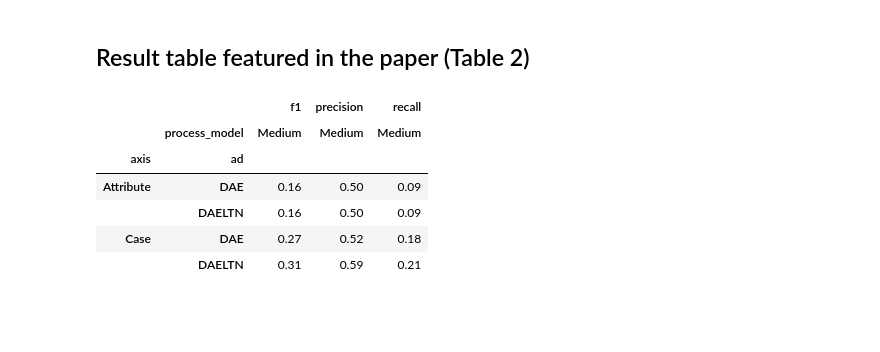
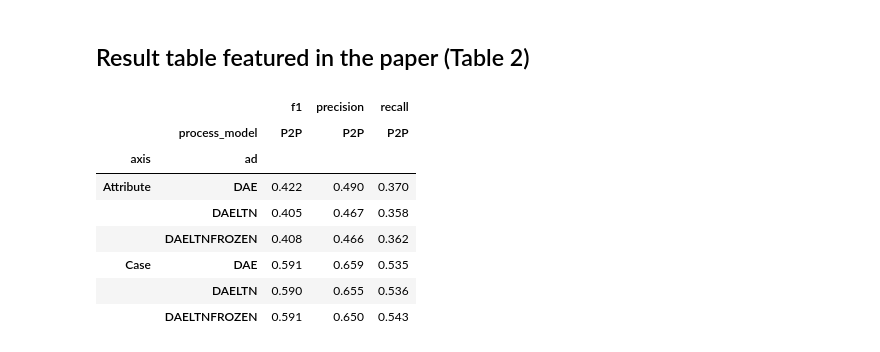
Before and after one commit to DevashishX/LTNcoder, a Jupyter notebook: 5.3 Evaluation.ipynb, the cells around one changed output. Cells and saved outputs as stored; diff of their text form; code cells hidden in the pictures; blank space fills up the shorter version.

```diff
--- a/5.3 Evaluation.ipynb
+++ b/5.3 Evaluation.ipynb
@@ -90,3 +112,12 @@ filtered_evaluation = _filtered_evaluation.query(f'heuristic == "{Heuristic.DEFA
+# %%
+filtered_evaluation = _filtered_evaluation.query(f'heuristic == "{Heuristic.DEFAULT}"'
+                                                 f' or (heuristic == "{Heuristic.LP_MEAN}" and ad != "DAE")'
+                                                 f' or (heuristic == "{Heuristic.LP_LEFT}" and ad == "DAE")'
+                                                 f' or (heuristic == "{Heuristic.LP_MEAN}" and ad != "DAELTN")'
+                                                 f' or (heuristic == "{Heuristic.LP_LEFT}" and ad == "DAELTN")'
+                                                 f' or (heuristic == "{Heuristic.LP_MEAN}" and ad != "DAELTNFROZEN")'
+                                                 f' or (heuristic == "{Heuristic.LP_LEFT}" and ad == "DAELTNFROZEN")'
+                                                )
 # %% [markdown]
 ## Plot featured in paper (Figure 10)
 # %%
@@ -190,22 +221,24 @@ Pairwise significance using Nemenyi-Friedman.
 # %%
 df = filtered_evaluation.query('axis in [0, 2]')
 df = prettify_dataframe(df)
 df = df.groupby(['axis', 'process_model', 'dataset_name', 'ad', 'file_name', 'perspective'])[['precision', 'recall', 'f1']].mean().reset_index()
 df = df.groupby(['axis', 'process_model', 'dataset_name', 'ad', 'file_name'])[['precision', 'recall', 'f1']].mean().reset_index()
 df['f1'] = 2 * df['recall'] * df['precision'] / (df['recall'] + df['precision'])
 
 df = pd.pivot_table(df, index=['axis', 'ad'], columns=['process_model', 'dataset_name'], values=['precision', 'recall', 'f1'])
 df = df.fillna(0)
 df = df.stack(1).stack(1).reset_index()
 df.to_excel(str(out_dir / 'table.xlsx'), index=False)
 
 df = pd.pivot_table(df, index=['axis', 'ad'], columns=['process_model'], values=['precision', 'recall', 'f1'], aggfunc=np.mean)
-df.round(2)
+df.round(3)
 # %% [output]
 |  |  | f1 | precision | recall |
-|  | process_model | Medium | Medium | Medium |
+|  | process_model | P2P | P2P | P2P |
 | axis | ad |  |  |  |
-| Attribute | DAE | 0.16 | 0.50 | 0.09 |
-|  | DAELTN | 0.16 | 0.50 | 0.09 |
-| Case | DAE | 0.27 | 0.52 | 0.18 |
-|  | DAELTN | 0.31 | 0.59 | 0.21 |
+| Attribute | DAE | 0.422 | 0.490 | 0.370 |
+|  | DAELTN | 0.405 | 0.467 | 0.358 |
+|  | DAELTNFROZEN | 0.408 | 0.466 | 0.362 |
+| Case | DAE | 0.591 | 0.659 | 0.535 |
+|  | DAELTN | 0.590 | 0.655 | 0.536 |
+|  | DAELTNFROZEN | 0.591 | 0.650 | 0.543 |
```
Also changed, not shown: parts of 9 cells of this notebook, 18 other files.
